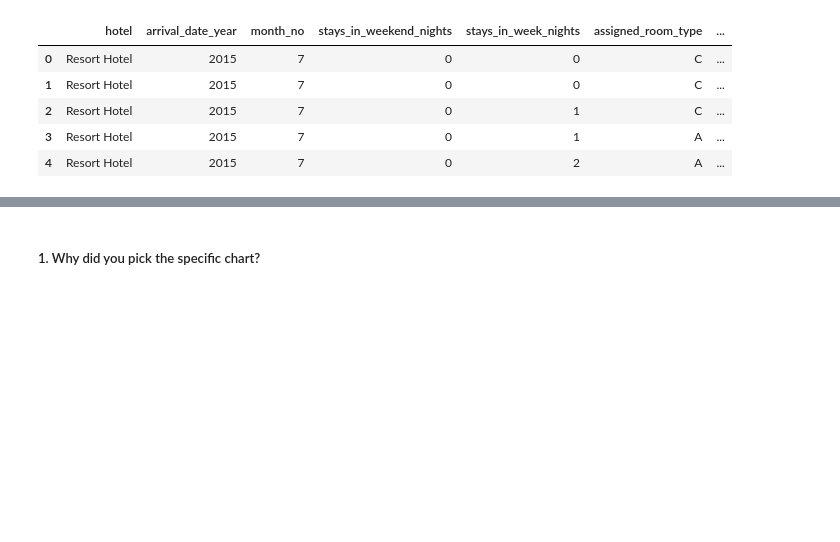
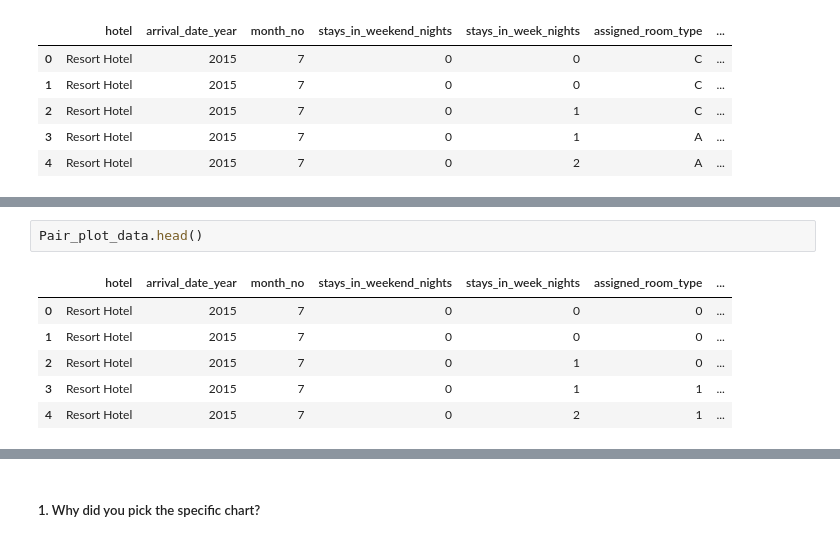
Before and after one commit to Bhushan0097/01.-CAPSTONE-PROJECT----Hotel-Bookings.csv, a Jupyter notebook: 01_Capstone_Project_EDA_HotelBooking.ipynb, the cells around one changed output, grey strips where cells are left out. Cells and saved outputs as stored; diff of their text form; blank space fills up the shorter version.

```diff
--- a/01_Capstone_Project_EDA_HotelBooking.ipynb
+++ b/01_Capstone_Project_EDA_HotelBooking.ipynb
@@ -2895,0 +2931,9 @@ Pair_plot_new_data.head(5)
+# %%
+Pair_plot_data.head()
+# %% [output]
+|  | hotel | arrival_date_year | month_no | stays_in_weekend_nights | stays_in_week_nights | assigned_room_type | ... |
+| 0 | Resort Hotel | 2015 | 7 | 0 | 0 | 0 | ... |
+| 1 | Resort Hotel | 2015 | 7 | 0 | 0 | 0 | ... |
+| 2 | Resort Hotel | 2015 | 7 | 0 | 1 | 0 | ... |
+| 3 | Resort Hotel | 2015 | 7 | 0 | 1 | 1 | ... |
+| 4 | Resort Hotel | 2015 | 7 | 0 | 2 | 1 | ... |
```
Also changed, not shown: parts of 42 cells of this notebook.
